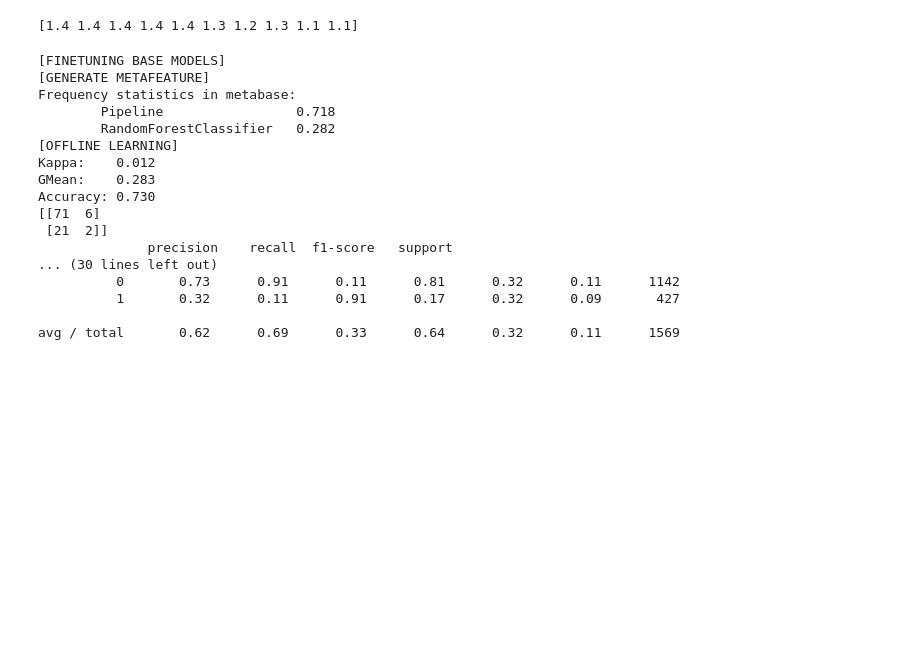
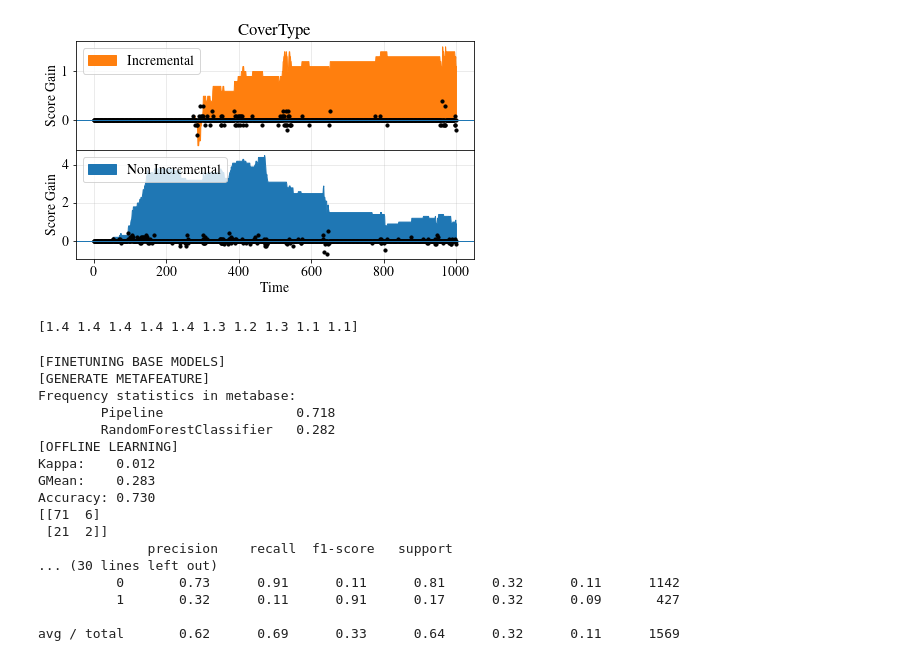
Before and after one commit to maffei2443/meta_experiments, a Jupyter notebook: notebooks/covtype.ipynb, the cells around one changed output. Saved outputs shown, nothing was run; the diff lists cells and outputs as text; code cells hidden in the pictures; blank space fills up the shorter version.

```diff
--- a/notebooks/covtype.ipynb
+++ b/notebooks/covtype.ipynb
@@ -7,3 +7,6 @@ import seaborn as sns
 import statsmodels.api as sm
 import plot_config
 plot_config.set_config()
+# %%
+experiment = 'covtype'
+name_caps = 'CoverType'
@@ -43,5 +62,7 @@ plt.savefig(experiment+'_timefi.pdf', bbox_inches='tight')
 # %%
 arange = 1000
 difference = np.array(load('../data/'+experiment+'/difference.joblib'))
+difference_ninc = np.array(load('../data/'+experiment+'_ninc/difference.joblib'))
 cum = np.cumsum(difference)[:arange]
+cum_ninc = np.cumsum(difference_ninc)[:arange]
 x = np.arange(arange)
@@ -59,3 +69,25 @@ plt.savefig(experiment+'_cumsum.pdf', bbox_inches='tight')
+# %%
+fig, (ax1, ax2) = plt.subplots(2, figsize=(12, 4), sharex=True, gridspec_kw={'hspace': 0})
+
+ax1.fill_between(x, cum, 0, color='C1', label='Incremental')
+ax1.scatter(x, difference[:arange], s=10, c='black')
+ax1.set_title(name_caps)
+ax1.axhline(0)
+ax1.legend(loc='upper left')
+ax1.set_ylabel('Score Gain')
+
+ax2.fill_between(x, cum_ninc, 0, color='C0', label='Non Incremental')
+ax2.scatter(x, difference_ninc[:arange], s=10, c='black')
+ax2.axhline(0)
+ax2.legend(loc='upper left')
+ax2.set_ylabel('Score Gain')
+ax2.set_xlabel('Time')
+
+fig = plt.gcf()
+fig.set_size_inches(7.14, 4)
+plt.savefig(experiment+'_cumsum.pdf', bbox_inches='tight')
+# %% [output]
+[figure, added]
 # %%
 print(cum[-10:])
 # %% [output]
```
Also changed, not shown: parts of 17 cells of this notebook, 5 other files.
